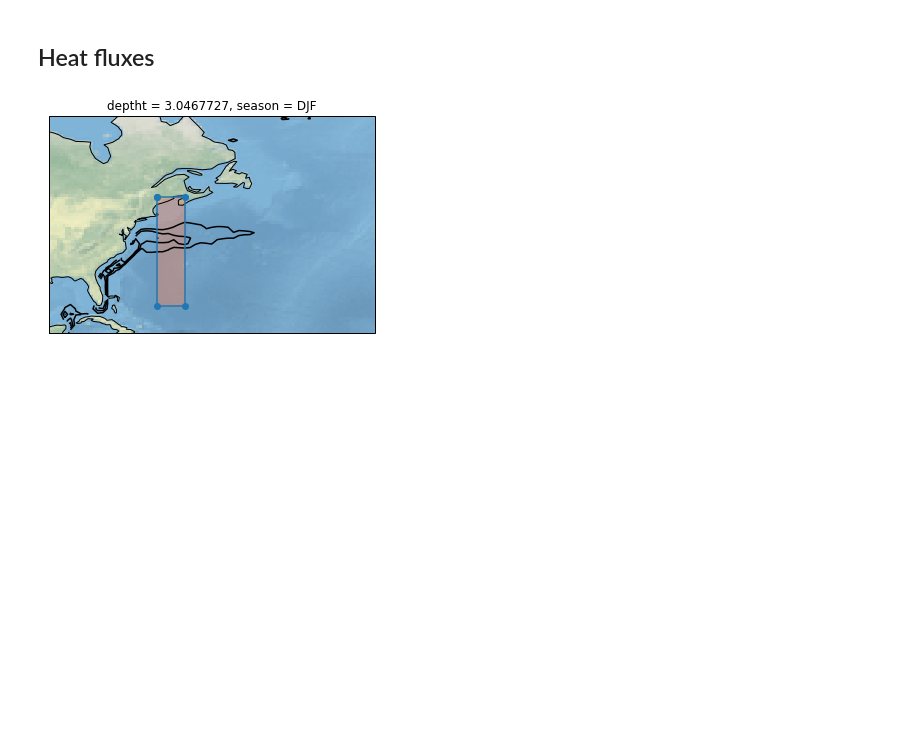
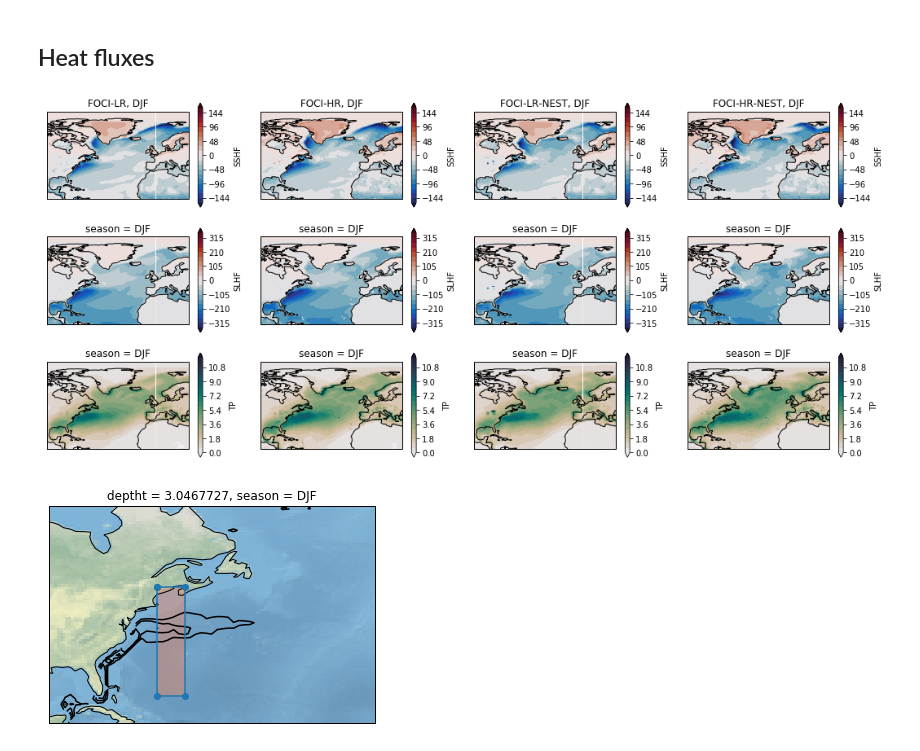
Before and after one commit to joakimkjellsson/notebooks_foci-oifs-agrif, a Jupyter notebook: Diagnostics-biases.ipynb, the cells around one changed output. Cells and saved outputs as stored; diff of their text form; code cells hidden in the pictures; blank space fills up the shorter version.

```diff
--- a/Diagnostics-biases.ipynb
+++ b/Diagnostics-biases.ipynb
@@ -488,37 +488,39 @@ prj = ccrs.PlateCarree()
 
 season = 'DJF'
 
-fig = plt.figure(figsize=(18,16))
+fig = plt.figure(figsize=(18,8))
 axs = []
 for i in range(1,13):
     axs.append( fig.add_subplot(3,4,i,projection=prj) )
 
 sshf_foci_lr.sel(season=season).plot.contourf(ax=axs[0],extend='both',levels=hflevels,cmap=hfcmap)
 sshf_foci_hr.sel(season=season).plot.contourf(ax=axs[1],extend='both',levels=hflevels,cmap=hfcmap)
 sshf_foci_lr_nest.sel(season=season).plot.contourf(ax=axs[2],extend='both',levels=hflevels,cmap=hfcmap)
 sshf_foci_hr_nest.sel(season=season).plot.contourf(ax=axs[3],extend='both',levels=hflevels,cmap=hfcmap)
 axs[0].set_title('FOCI-LR, %s' % (season,))
 axs[1].set_title('FOCI-HR, %s' % (season,))
 axs[2].set_title('FOCI-LR-NEST, %s' % (season,))
 axs[3].set_title('FOCI-HR-NEST, %s' % (season,))
 
 slhf_foci_lr.sel(season=season).plot.contourf(ax=axs[4],extend='both',levels=lflevels,cmap=hfcmap)
 slhf_foci_hr.sel(season=season).plot.contourf(ax=axs[5],extend='both',levels=lflevels,cmap=hfcmap)
 slhf_foci_lr_nest.sel(season=season).plot.contourf(ax=axs[6],extend='both',levels=lflevels,cmap=hfcmap)
 slhf_foci_hr_nest.sel(season=season).plot.contourf(ax=axs[7],extend='both',levels=lflevels,cmap=hfcmap)
 
 tp_foci_lr.sel(season=season).plot.contourf(ax=axs[8],extend='both',levels=plevels,cmap=pcmap)
 tp_foci_hr.sel(season=season).plot.contourf(ax=axs[9],extend='both',levels=plevels,cmap=pcmap)
 tp_foci_lr_nest.sel(season=season).plot.contourf(ax=axs[10],extend='both',levels=plevels,cmap=pcmap)
 tp_foci_hr_nest.sel(season=season).plot.contourf(ax=axs[11],extend='both',levels=plevels,cmap=pcmap)
 
 for ax in axs:
     ax.coastlines()
     #ax.set_extent([-90,-30,20,60],crs=prj)
     ax.set_extent([-100,30,10,90],crs=prj)
     ax.add_feature(cartopy.feature.LAND)
 
 fig.savefig('sshf_slhf_tp_mean.png',format='png',dpi=300)
+# %% [output]
+[figure, added]
 # %%
 # Focus over Gulf Stream
 lonmin = 290 #290
```
Also changed, not shown: parts of 10 cells of this notebook, 4 other files.
